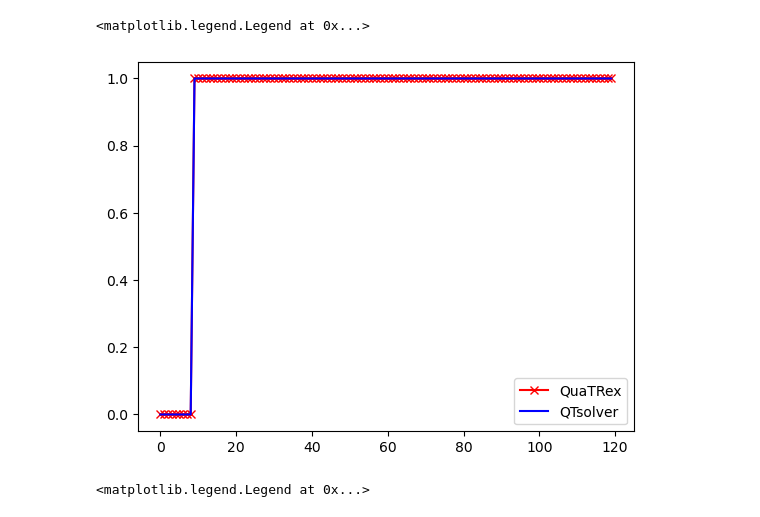
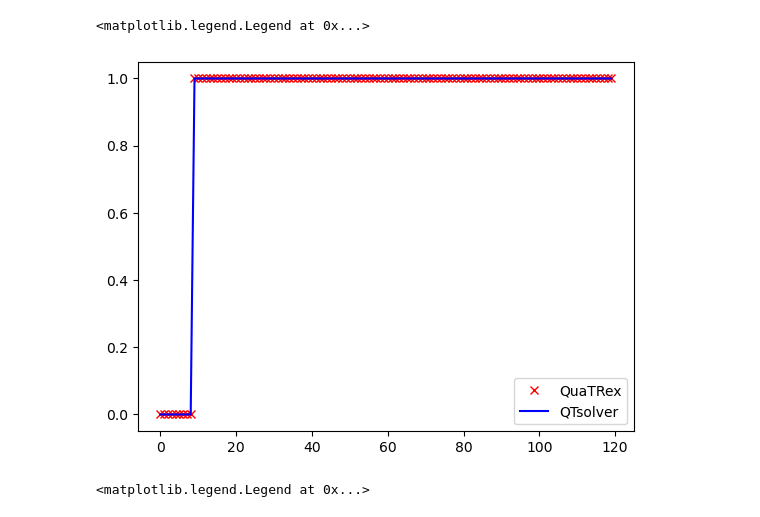
Before and after one commit to vincent-maillou/QuaTrEx, a Jupyter notebook: examples/Effective Mass/InGaAs - 4 contacts/Comparison_with_QTsolver.ipynb, the cells around one changed output. Saved outputs shown, nothing was run; the diff lists cells and outputs as text; code cells hidden in the pictures.

```diff
--- a/examples/Effective Mass/InGaAs - 4 contacts/Comparison_with_QTsolver.ipynb
+++ b/examples/Effective Mass/InGaAs - 4 contacts/Comparison_with_QTsolver.ipynb
@@ -15,10 +15,10 @@ plt.legend()
 # %%
-plt.plot(T_b_qua[130,:],'-xr',label='QuaTRex')
+plt.plot(T_b_qua[130,:],'xr',label='QuaTRex')
 plt.plot(T_b_QT[130,:],'b',label='QTsolver')
 plt.legend()
 # %% [output]
 <matplotlib.legend.Legend at 0x...>
-[figure, old version]
+[figure, new version]
 # %%
 T_b_qua = np.load("/home/mdossena/quatrex/examples/Effective Mass/InGaAs - 4 contacts/outputs/transmission_slabs_x_r.npy")
 T_b_QT = np.loadtxt("/usr/scratch2/tortin17/mdossena/QTsolver_DEVICE/U_TE_0_1.dat")
```
Also changed, not shown: parts of 1 cell of this notebook, 7 other files.
